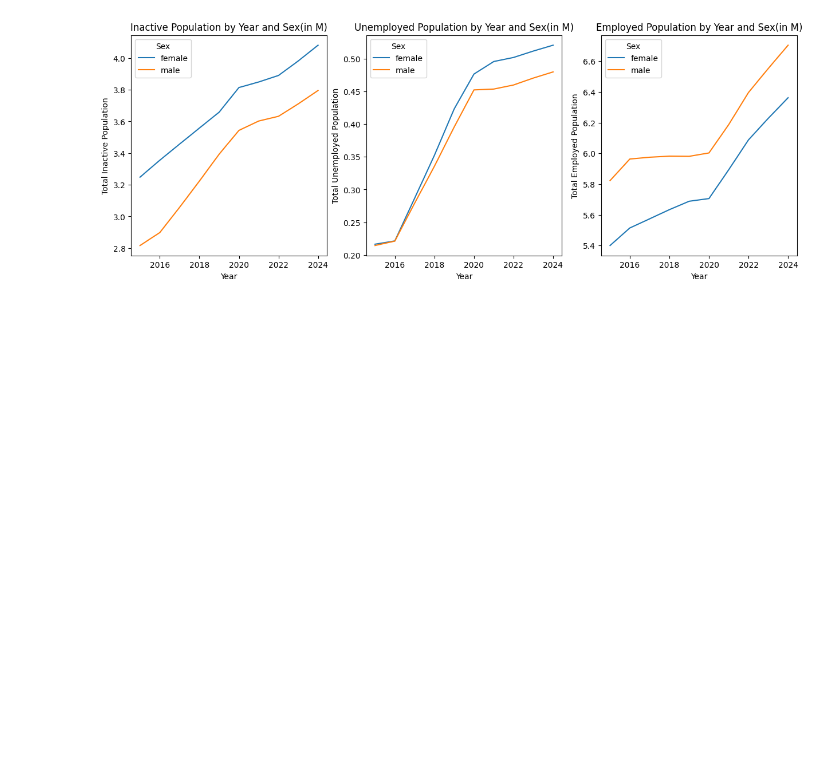
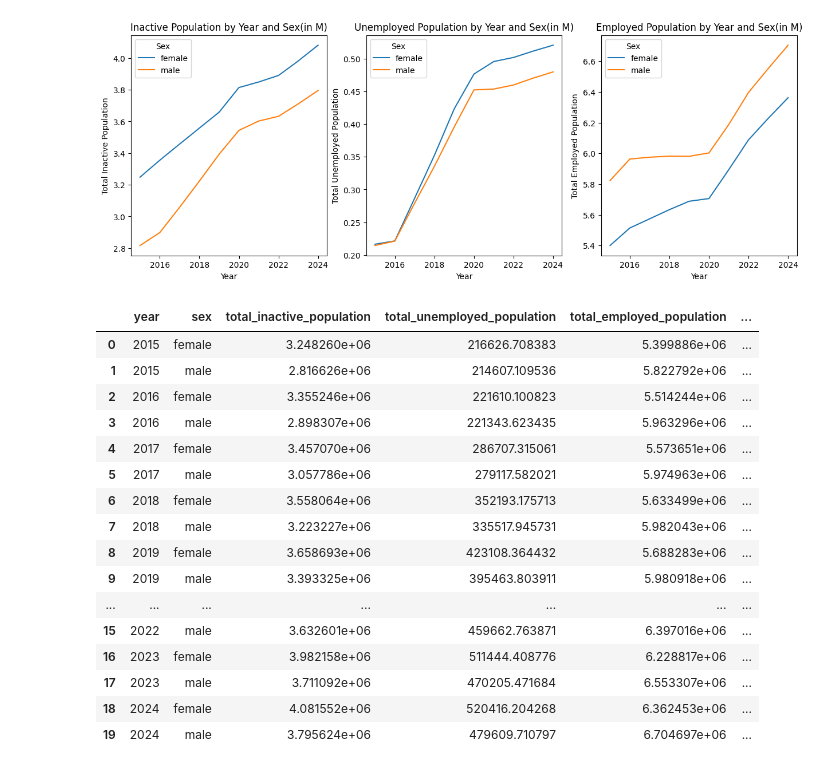
Before and after one commit to gathukalinet/viz2_assignment, a Jupyter notebook: Visualizations2_Assignment.ipynb, the cells around one changed output. Drawn from its saved outputs; the diff is of its cells as text; code cells hidden in the pictures; blank space fills up the shorter version.

```diff
--- a/Visualizations2_Assignment.ipynb
+++ b/Visualizations2_Assignment.ipynb
@@ -275,3 +276,25 @@ fig.add_trace(
 
 
 fig.show()
+# %%
+df_grouped1 = emp_df.groupby(['year', 'sex'])[['total_inactive_population', 'total_unemployed_population', 'total_employed_population',
+                                              'Basic_unemployment','Intermediate_unemployment','Advanced_unemployment','age_group']].sum().reset_index()
+df_grouped1
+# %% [output]
+|  | year | sex | total_inactive_population | total_unemployed_population | total_employed_population | ... |
+| 0 | 2015 | female | 3.248260e+06 | 216626.708383 | 5.399886e+06 | ... |
+| 1 | 2015 | male | 2.816626e+06 | 214607.109536 | 5.822792e+06 | ... |
+| 2 | 2016 | female | 3.355246e+06 | 221610.100823 | 5.514244e+06 | ... |
+| 3 | 2016 | male | 2.898307e+06 | 221343.623435 | 5.963296e+06 | ... |
+| 4 | 2017 | female | 3.457070e+06 | 286707.315061 | 5.573651e+06 | ... |
+| 5 | 2017 | male | 3.057786e+06 | 279117.582021 | 5.974963e+06 | ... |
+| 6 | 2018 | female | 3.558064e+06 | 352193.175713 | 5.633499e+06 | ... |
+| 7 | 2018 | male | 3.223227e+06 | 335517.945731 | 5.982043e+06 | ... |
+| 8 | 2019 | female | 3.658693e+06 | 423108.364432 | 5.688283e+06 | ... |
+| 9 | 2019 | male | 3.393325e+06 | 395463.803911 | 5.980918e+06 | ... |
+| ... | ... | ... | ... | ... | ... | ... |
+| 15 | 2022 | male | 3.632601e+06 | 459662.763871 | 6.397016e+06 | ... |
+| 16 | 2023 | female | 3.982158e+06 | 511444.408776 | 6.228817e+06 | ... |
+| 17 | 2023 | male | 3.711092e+06 | 470205.471684 | 6.553307e+06 | ... |
+| 18 | 2024 | female | 4.081552e+06 | 520416.204268 | 6.362453e+06 | ... |
+| 19 | 2024 | male | 3.795624e+06 | 479609.710797 | 6.704697e+06 | ... |
```
Also changed, not shown: parts of 2 cells of this notebook, 1 other file.
